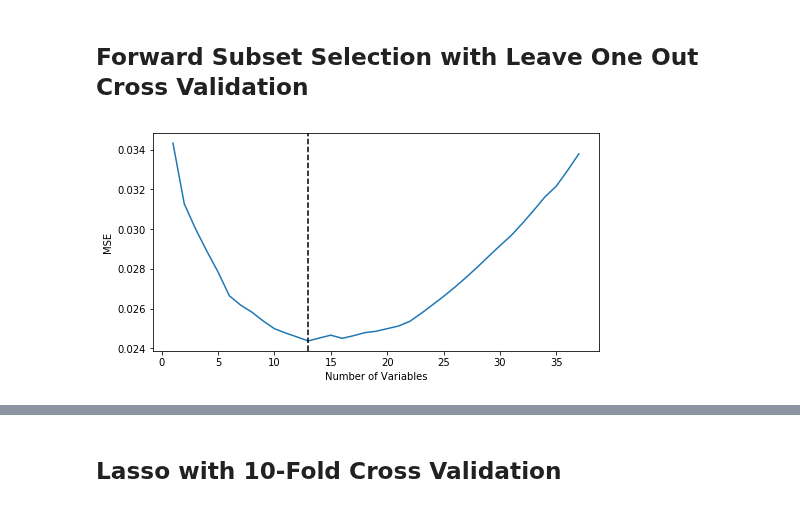
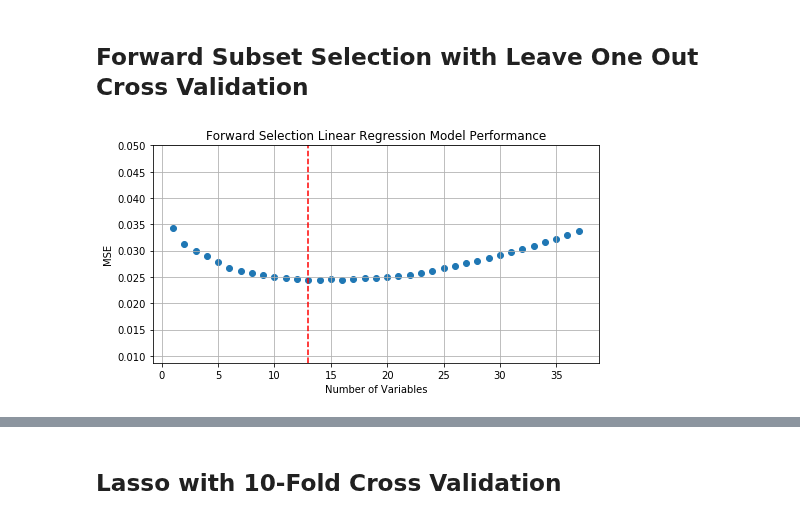
Before and after one commit to tsansom/Springboard-Data-Science, a Jupyter notebook: capstone_projects/nfl/3.1 - Predicting Win Percentage.ipynb, the cells around one changed output, grey strips where cells are left out. Saved outputs shown, nothing was run; the diff lists cells and outputs as text; code cells hidden in the pictures.

```diff
--- a/capstone_projects/nfl/3.1 - Predicting Win Percentage.ipynb
+++ b/capstone_projects/nfl/3.1 - Predicting Win Percentage.ipynb
@@ -237,14 +239,17 @@ for i in range(1, len(X.columns) + 1):
 # %%
 min_pt = min(fs_models, key=fs_models.get)
 best_vars = fs_models[min_pt][1]
 
 fig, ax1 = plt.subplots(1, 1, figsize=(8, 4))
 
-_ = ax1.plot(range(1, len(X.columns)+1), mse)
-_ = ax1.axvline(min_pt, c='k', linestyle='dashed')
-_ = ax1.set(xlabel='Number of Variables', ylabel='MSE')
+_ = ax1.scatter(range(1, len(X.columns)+1), mse)
+_ = ax1.axvline(min_pt, c='r', linestyle='dashed')
+_ = ax1.set(xlabel='Number of Variables', ylabel='MSE',
+            title='Forward Selection Linear Regression Model Performance')
+plt.grid()
+plt.savefig('figures/fs_lr.png', dpi=500, transparent=True)
 # %% [output]
-[figure, old version]
+[figure, new version]
 # %%
 lr.fit(X[best_vars], y[target_var])
 print('Training R2: {}'.format(lr.score(X[best_vars], y[target_var])))
```
Also changed, not shown: parts of 12 cells of this notebook, 9 other files.
